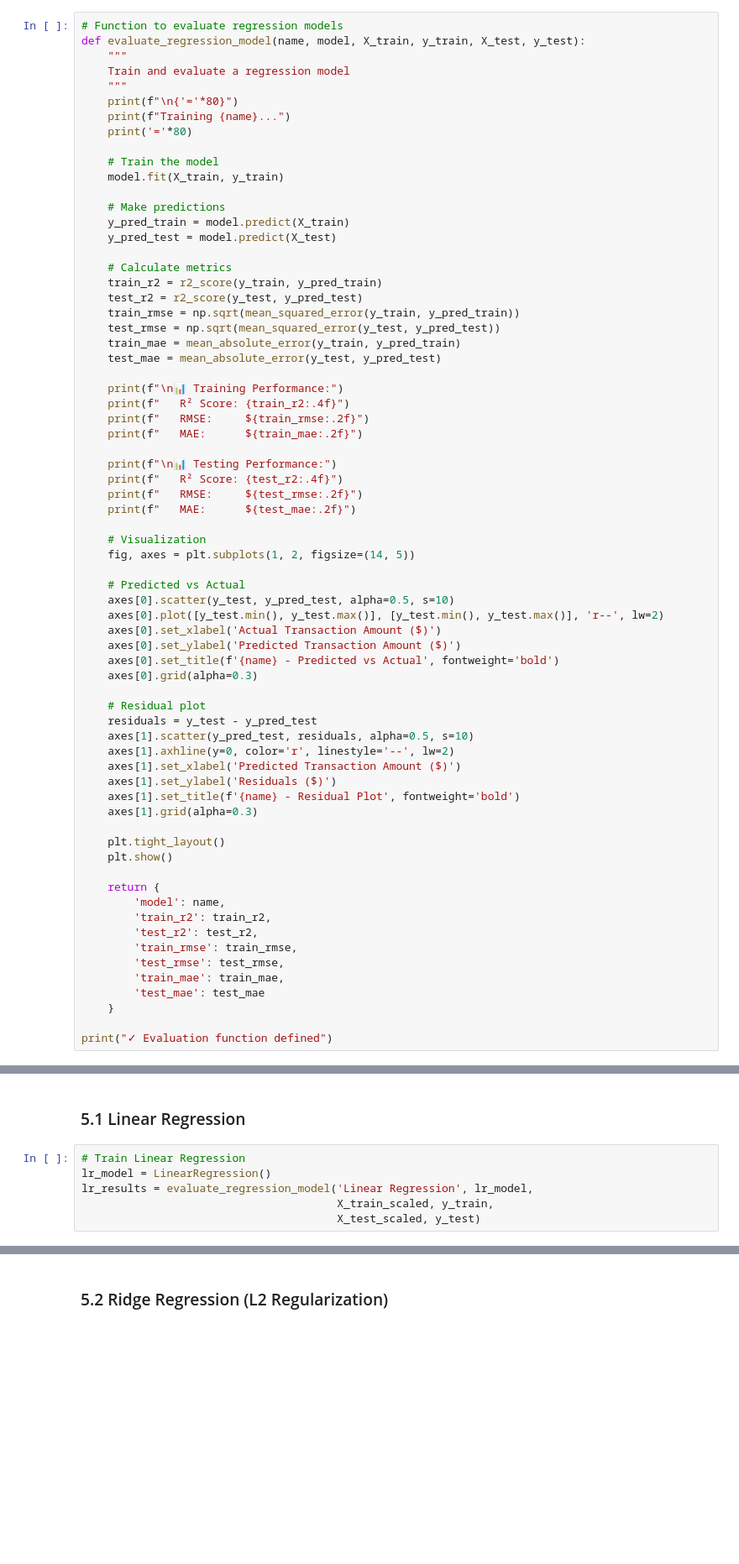
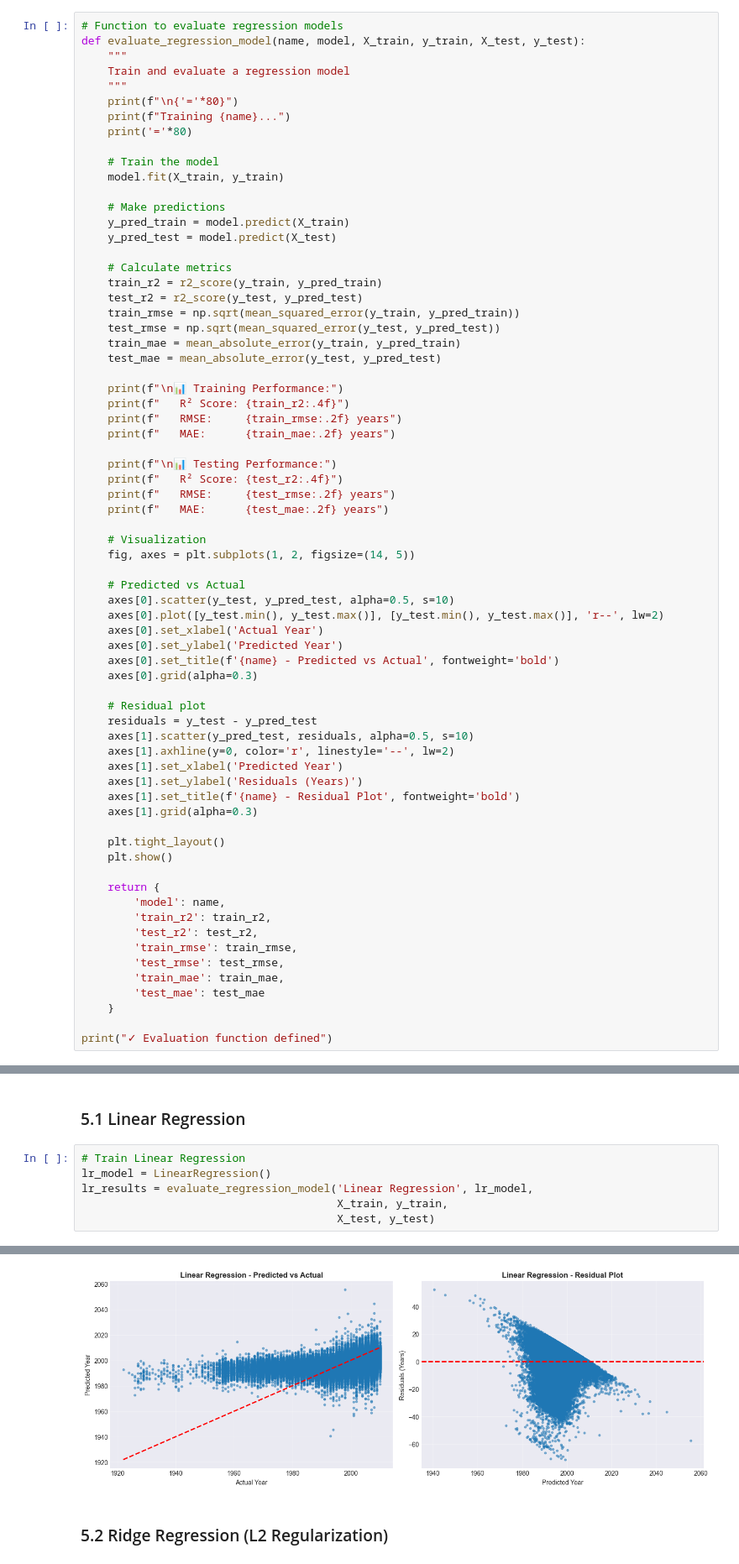
Before and after one commit to mrafiasyifaa/Midterm-Machine-Learning-2025, a Jupyter notebook: midterm_regresi.ipynb, the cells around one changed output, grey strips where cells are left out. Shown at 84% size. Cells and saved outputs as stored; diff of their text form; blank space fills up the shorter version.

```diff
--- a/midterm_regresi.ipynb
+++ b/midterm_regresi.ipynb
@@ -206,13 +248,13 @@ def evaluate_regression_model(name, model, X_train, y_train, X_test, y_test):
 
     print(f"\n📊 Training Performance:")
     print(f"   R² Score: {train_r2:.4f}")
-    print(f"   RMSE:     ${train_rmse:.2f}")
-    print(f"   MAE:      ${train_mae:.2f}")
+    print(f"   RMSE:     {train_rmse:.2f} years")
+    print(f"   MAE:      {train_mae:.2f} years")
 
     print(f"\n📊 Testing Performance:")
     print(f"   R² Score: {test_r2:.4f}")
-    print(f"   RMSE:     ${test_rmse:.2f}")
-    print(f"   MAE:      ${test_mae:.2f}")
+    print(f"   RMSE:     {test_rmse:.2f} years")
+    print(f"   MAE:      {test_mae:.2f} years")
 
     # Visualization
     fig, axes = plt.subplots(1, 2, figsize=(14, 5))
@@ -220,8 +262,8 @@ def evaluate_regression_model(name, model, X_train, y_train, X_test, y_test):
     # Predicted vs Actual
     axes[0].scatter(y_test, y_pred_test, alpha=0.5, s=10)
     axes[0].plot([y_test.min(), y_test.max()], [y_test.min(), y_test.max()], 'r--', lw=2)
-    axes[0].set_xlabel('Actual Transaction Amount ($)')
-    axes[0].set_ylabel('Predicted Transaction Amount ($)')
+    axes[0].set_xlabel('Actual Year')
+    axes[0].set_ylabel('Predicted Year')
     axes[0].set_title(f'{name} - Predicted vs Actual', fontweight='bold')
     axes[0].grid(alpha=0.3)
 
@@ -229,8 +271,8 @@ def evaluate_regression_model(name, model, X_train, y_train, X_test, y_test):
     residuals = y_test - y_pred_test
     axes[1].scatter(y_pred_test, residuals, alpha=0.5, s=10)
     axes[1].axhline(y=0, color='r', linestyle='--', lw=2)
-    axes[1].set_xlabel('Predicted Transaction Amount ($)')
-    axes[1].set_ylabel('Residuals ($)')
+    axes[1].set_xlabel('Predicted Year')
+    axes[1].set_ylabel('Residuals (Years)')
     axes[1].set_title(f'{name} - Residual Plot', fontweight='bold')
     axes[1].grid(alpha=0.3)
 
@@ -254,5 +298,6 @@ print("✓ Evaluation function defined")
 # Train Linear Regression
 lr_model = LinearRegression()
 lr_results = evaluate_regression_model('Linear Regression', lr_model,
-                                       X_train_scaled, y_train,
-                                       X_test_scaled, y_test)
+                                       X_train, y_train,
+                                       X_test, y_test)
+# %% [output]
@@ -259,3 +321,4 @@ lr_results = evaluate_regression_model('Linear Regression', lr_model,
+[figure, added]
 # %% [markdown]
 ### 5.2 Ridge Regression (L2 Regularization)
 # %%
```
Also changed, not shown: parts of 19 cells of this notebook, 1 other file.
